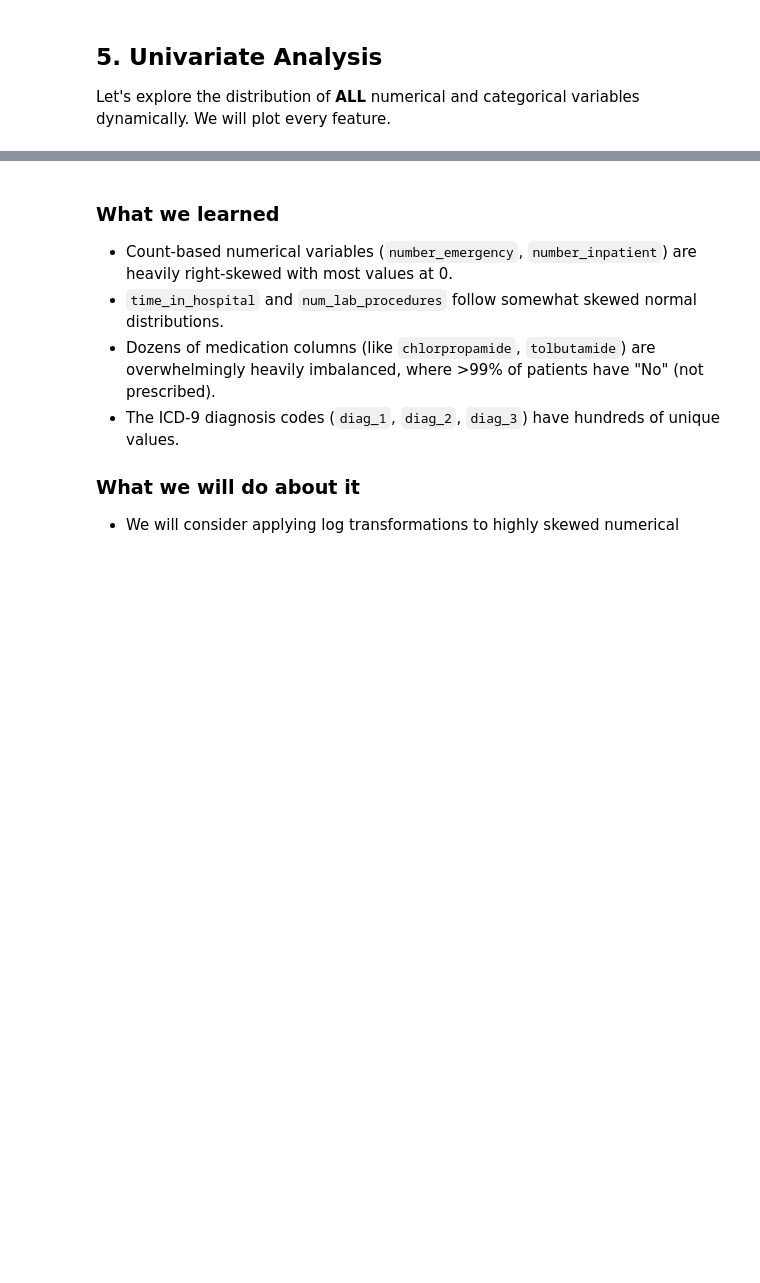
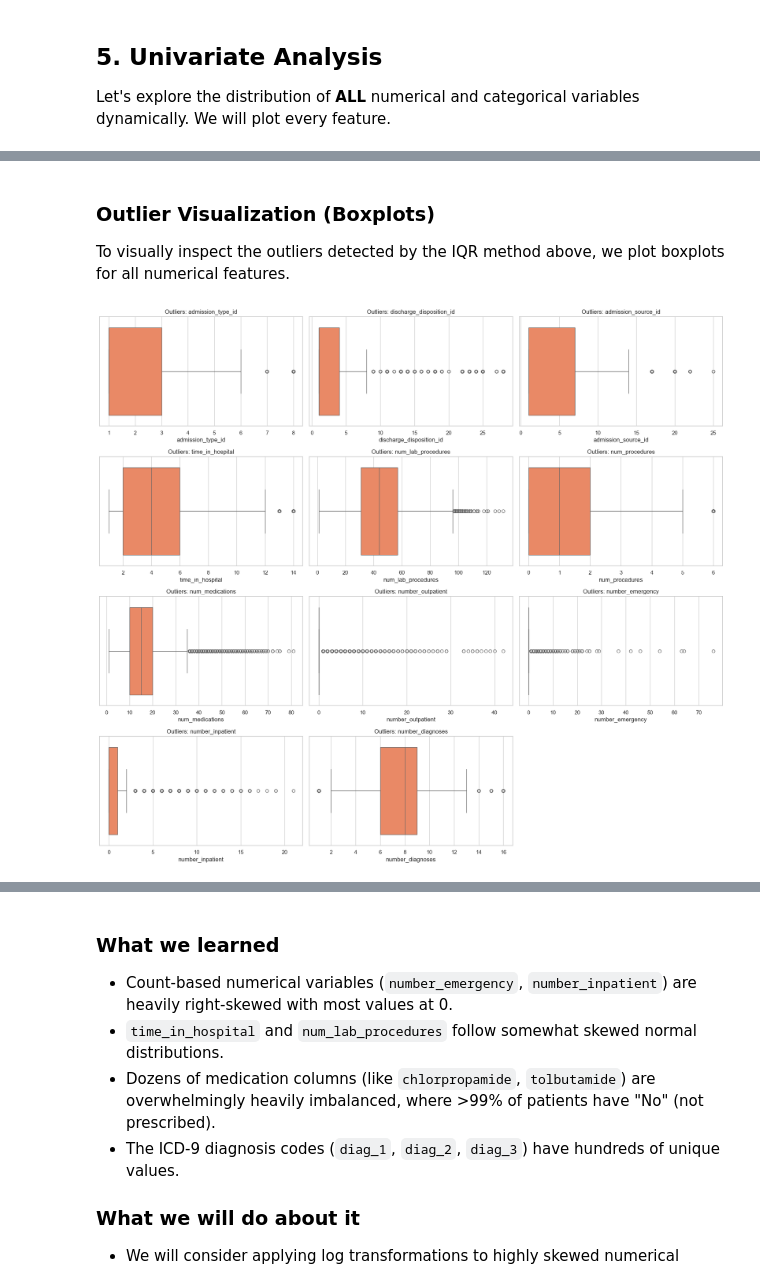
Before and after one commit to IT24100316/Healthcare_Readmission, a Jupyter notebook: notebook.ipynb, the cells around one changed output, grey strips where cells are left out. Drawn from its saved outputs; the diff is of its cells as text; code cells hidden in the pictures; blank space fills up the shorter version.

```diff
--- a/notebook.ipynb
+++ b/notebook.ipynb
@@ -172,21 +271,24 @@ Let's explore the distribution of **ALL** numerical and categorical variables dy
+# %% [markdown]
+### Outlier Visualization (Boxplots)
+To visually inspect the outliers detected by the IQR method above, we plot boxplots for all numerical features.
 # %%
-# Plot ALL Numerical features
-num_cols_count = len(numeric_cols)
-rows = math.ceil(num_cols_count / 3)
+# Boxplots for numerical outliers
 fig, axes = plt.subplots(rows, 3, figsize=(18, rows * 4))
 axes = axes.flatten()
 
 for i, col in enumerate(numeric_cols):
-    sns.histplot(df[col], kde=True, ax=axes[i], color='teal', bins=30)
-    axes[i].set_title(f'Distribution: {col}')
+    sns.boxplot(x=df[col], ax=axes[i], color='coral')
+    axes[i].set_title(f'Outliers: {col}')
 
 # Hide any empty subplots
 for j in range(i + 1, len(axes)):
     fig.delaxes(axes[j])
 
 plt.tight_layout()
-plt.savefig('plots/EDA/univariate_numerical.png', bbox_inches='tight')
+plt.savefig('plots/EDA/outliers_boxplots.png', bbox_inches='tight')
 plt.show()
+# %% [output]
+[figure, added]
 # %%
 # Plot ALL Categorical features
 # Note: For high cardinality features like diagnoses (diag_1, diag_2, diag_3), we only plot the top 15 categories to keep it readable.
```
Also changed, not shown: parts of 10 cells of this notebook, 4 other files.
